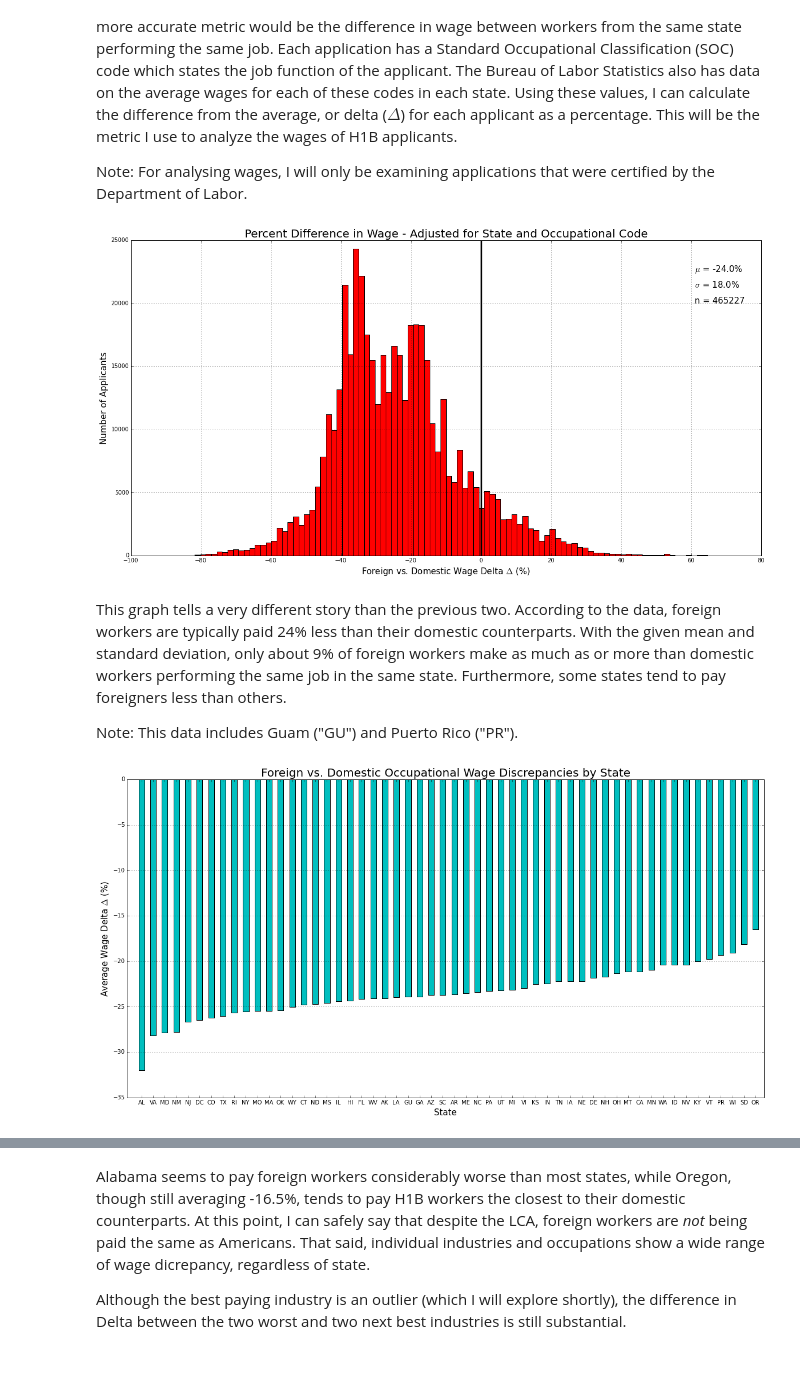
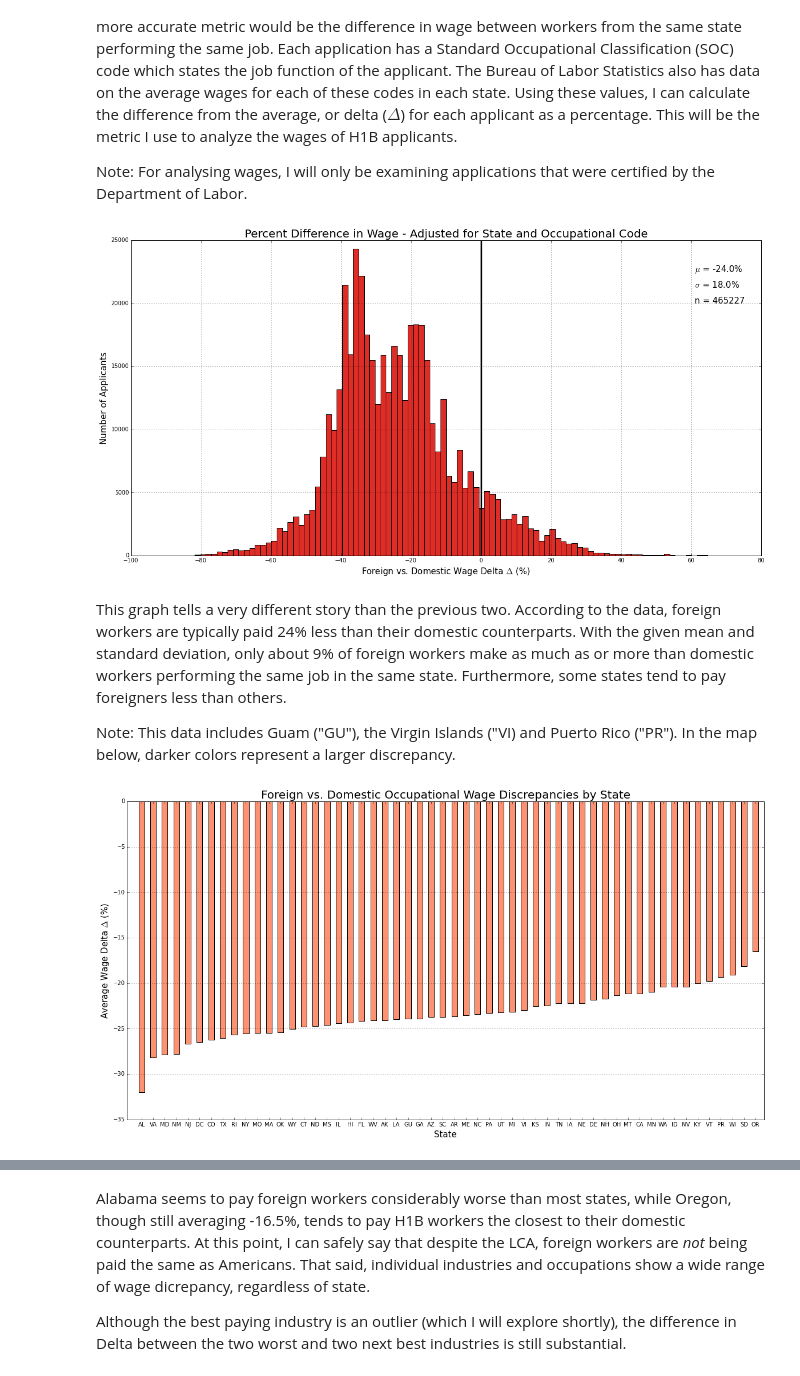
Before and after one commit to smehraein/LCA_Analysis, a Jupyter notebook: Labor Condition Applications Analysis.ipynb, the cells around one changed output, grey strips where cells are left out. Drawn from its saved outputs; the diff is of its cells as text; code cells hidden in the pictures.

```diff
--- a/Labor Condition Applications Analysis.ipynb
+++ b/Labor Condition Applications Analysis.ipynb
@@ -97,7 +99,7 @@ state_delta = state_delta[state_delta > state_delta.quantile(.0001)]
 
 plt.figure(figsize=(20,10))
 
-plt.hist(state_delta.values*100, bins=100, color = "r")
+plt.hist(state_delta.values*100, bins=100, color = "#de2d26")
 plt.title("Percent Difference in Wage - Adjusted for State and Occupational Code", fontsize=20)
 plt.xlabel("Foreign vs. Domestic Wage Delta $\Delta$ (%)", fontsize=15)
 plt.ylabel("Number of Applicants", fontsize=15)
@@ -109,29 +111,30 @@ plt.text(61, 20000, "n = " + str(len(state_delta)), fontsize=15)
 
 plt.show()
 # %% [output]
-[figure, old version]
+[figure, new version]
 # %% [markdown]
 This graph tells a very different story than the previous two. According to the data, foreign workers are typically paid 24% less than their domestic counterparts. With the given mean and standard deviation, only about 9% of foreign workers make as much as or more than domestic workers performing the same job in the same state. Furthermore, some states tend to pay foreigners less than others.
 
-Note: This data includes Guam ("GU") and Puerto Rico ("PR").
+Note: This data includes Guam ("GU"), the Virgin Islands ("VI) and Puerto Rico ("PR"). In the map below, darker colors represent a larger discrepancy.
 # %%
 delta_grouped_by_state = certified_delta_df.groupby(["STATE"])
 deltas_by_state = delta_grouped_by_state["STATE_DELTA"].mean().order("STATE_DELTA").dropna()
 names = deltas_by_state.keys().tolist()
 
 lefts = range(1,len(deltas_by_state)+1)
 bar_widths = 0.5
 
 plt.figure(figsize=(20,10))
 
-plt.bar(lefts, deltas_by_state.values*100, width=bar_widths, color = "c")
+
+plt.bar(lefts, deltas_by_state.values*100, width=bar_widths, color="#fc9272")
 plt.grid(True, axis="y")
 plt.title("Foreign vs. Domestic Occupational Wage Discrepancies by State", fontsize=20)
 plt.xlim(0, 55)
 plt.xticks([0.25+x for x in lefts], names)
 plt.xlabel("State", fontsize=15)
 plt.ylabel("Average Wage Delta $\Delta$ (%)", fontsize=15)
 
 plt.show()
 # %% [output]
-[figure, old version]
+[figure, new version]
```
Also changed, not shown: parts of 19 cells of this notebook, 2 other files.
